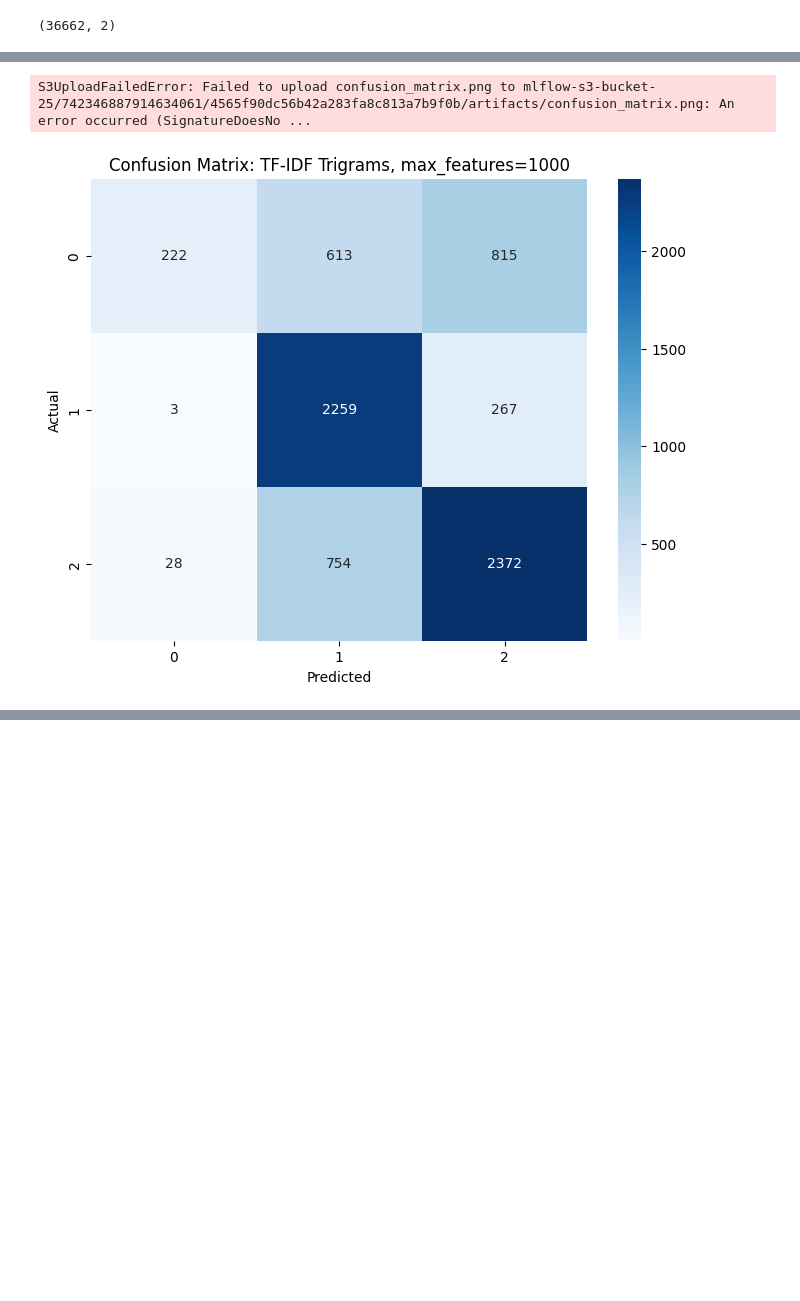
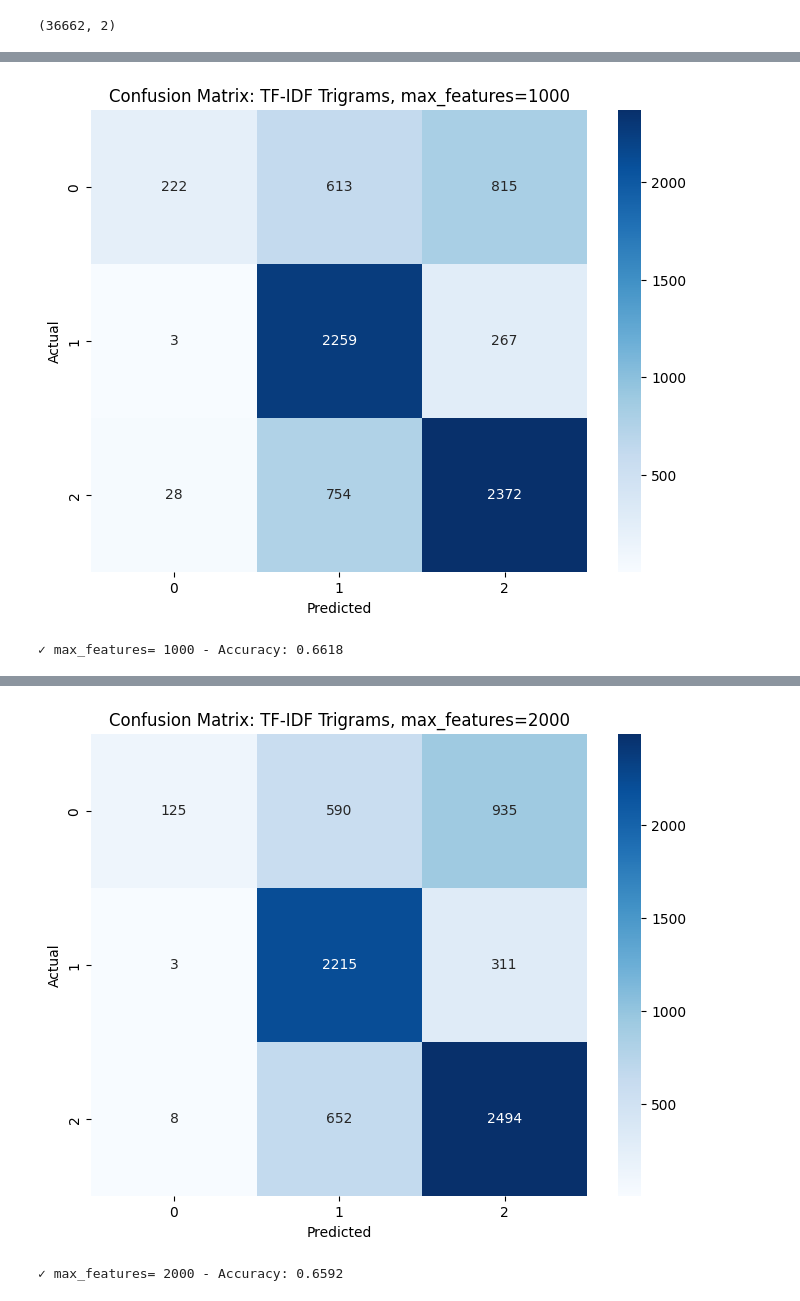
Before and after one commit to Gavesh99324/Sentiment-Analysis, a Jupyter notebook: notebooks/4_experiment_3_tfidf_(1,3)_max_features.ipynb, the cells around one changed output, grey strips where cells are left out. Drawn from its saved outputs; the diff is of its cells as text; code cells hidden in the pictures; blank space fills up the shorter version.

```diff
--- a/notebooks/4_experiment_3_tfidf_(1,3)_max_features.ipynb
+++ b/notebooks/4_experiment_3_tfidf_(1,3)_max_features.ipynb
@@ -101,7 +100,7 @@ def run_experiment_tfidf_max_features(max_features):
                 for metric, value in metrics.items():
                     mlflow.log_metric(f"{label}_{metric}", value)
 
-        # Log confusion matrix
+        # Display confusion matrix in notebook (not logged to avoid S3 errors)
         conf_matrix = confusion_matrix(y_test, y_pred)
         plt.figure(figsize=(8, 6))
         sns.heatmap(conf_matrix, annot=True, fmt="d", cmap="Blues")
@@ -109,19 +108,24 @@ def run_experiment_tfidf_max_features(max_features):
         plt.ylabel("Actual")
         plt.title(
             f"Confusion Matrix: TF-IDF Trigrams, max_features={max_features}")
-        plt.savefig("confusion_matrix.png")
-        mlflow.log_artifact("confusion_matrix.png")
-        plt.close()
+        plt.show()  # Display in notebook
+        plt.close()  # Clean up
 
-        # Log the model
-        mlflow.sklearn.log_model(
-            model, f"random_forest_model_tfidf_trigrams_{max_features}")
+        # Print results
+        print(f"✓ max_features={max_features:5d} - Accuracy: {accuracy:.4f}")
 
 
 # Test various max_features values
 max_features_values = [1000, 2000, 3000,
                        4000, 5000, 6000, 7000, 8000, 9000, 10000]
 
+print("Testing TF-IDF Trigrams with different max_features...")
+print("=" * 60)
+
 for max_features in max_features_values:
     run_experiment_tfidf_max_features(max_features)
+
+print("=" * 60)
+print("✓ All experiments completed!")
+print(f"✓ View results: http://ec2-98-89-47-151.compute-1.amazonaws.com:5000/")
 # %% [output]
@@ -130,2 +134,2 @@ for max_features in max_features_values:
+[figure]
-S3UploadFailedError: Failed to upload confusion_matrix.png to mlflow-s3-bucket-25/742346887914634061/4565f90dc56b42a283fa8c813a7b9f0b/artifacts/confusion_matrix.png: An error occurred (SignatureDoesNo ...
+✓ max_features= 1000 - Accuracy: 0.6618
-[figure]
@@ -131,0 +138,2 @@ S3UploadFailedError: Failed to upload confusion_matrix.png to mlflow-s3-bucket-2
+[figure, added]
+✓ max_features= 2000 - Accuracy: 0.6592
```
Also changed, not shown: parts of 5 cells of this notebook, 4 other files.
